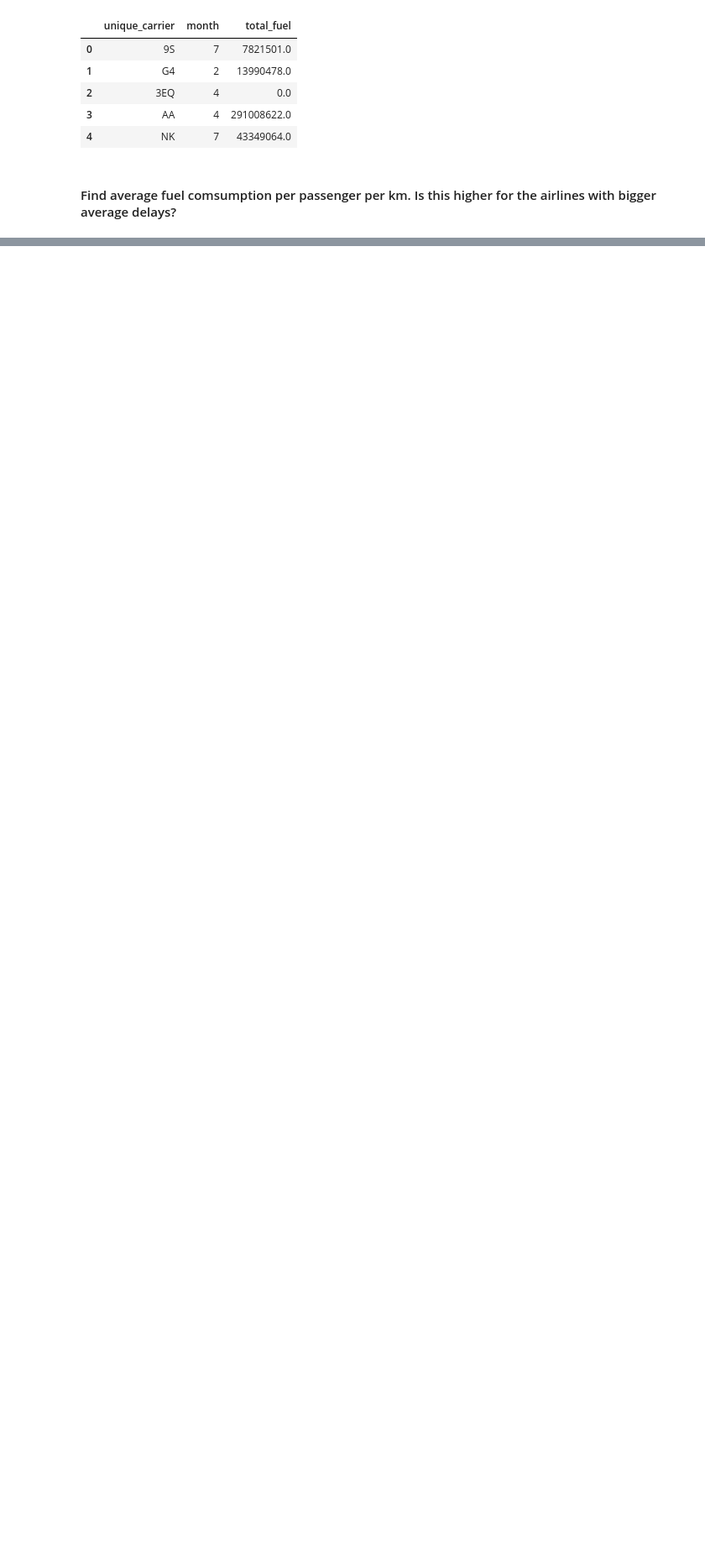
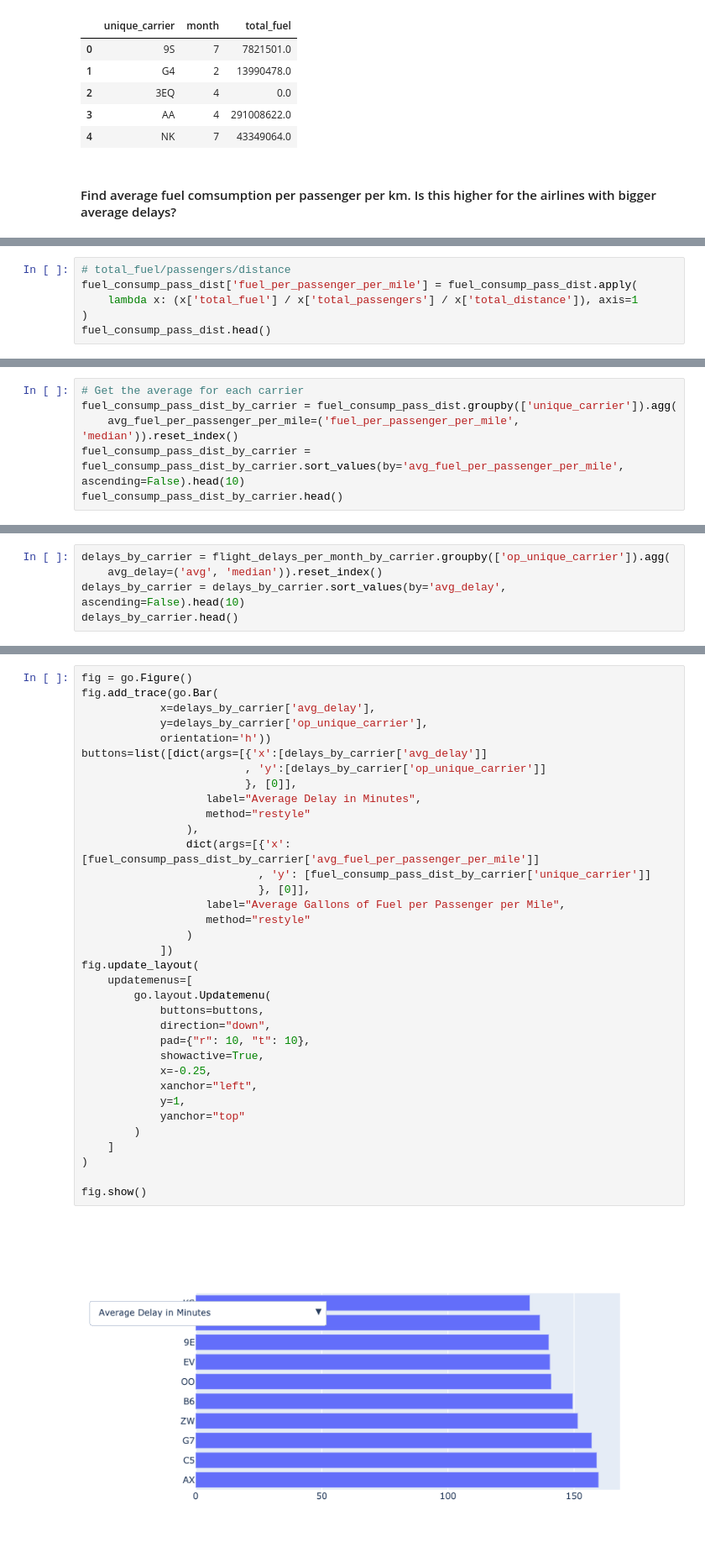
Before and after one commit to GailB-ca/lighthouse-mid-term-project, a Jupyter notebook: Flights Dataframe 2.ipynb, the cells around one changed output, grey strips where cells are left out. Shown at 84% size. Cells and saved outputs as stored; diff of their text form; blank space fills up the shorter version.

```diff
--- a/Flights Dataframe 2.ipynb
+++ b/Flights Dataframe 2.ipynb
@@ -532,0 +578,6 @@ fuel_by_carrier_2019.head()
+# %%
+# total_fuel/passengers/distance
+fuel_consump_pass_dist['fuel_per_passenger_per_mile'] = fuel_consump_pass_dist.apply(
+    lambda x: (x['total_fuel'] / x['total_passengers'] / x['total_distance']), axis=1
+)
+fuel_consump_pass_dist.head()
@@ -532,0 +591,6 @@ fuel_by_carrier_2019.head()
+# %%
+# Get the average for each carrier
+fuel_consump_pass_dist_by_carrier = fuel_consump_pass_dist.groupby(['unique_carrier']).agg(
+    avg_fuel_per_passenger_per_mile=('fuel_per_passenger_per_mile', 'median')).reset_index()
+fuel_consump_pass_dist_by_carrier = fuel_consump_pass_dist_by_carrier.sort_values(by='avg_fuel_per_passenger_per_mile', ascending=False).head(10)
+fuel_consump_pass_dist_by_carrier.head()
@@ -532,0 +604,5 @@ fuel_by_carrier_2019.head()
+# %%
+delays_by_carrier = flight_delays_per_month_by_carrier.groupby(['op_unique_carrier']).agg(
+    avg_delay=('avg', 'median')).reset_index()
+delays_by_carrier = delays_by_carrier.sort_values(by='avg_delay', ascending=False).head(10)
+delays_by_carrier.head()
@@ -532,0 +616,37 @@ fuel_by_carrier_2019.head()
+# %%
+fig = go.Figure()
+fig.add_trace(go.Bar(
+            x=delays_by_carrier['avg_delay'],
+            y=delays_by_carrier['op_unique_carrier'],
+            orientation='h'))
+buttons=list([dict(args=[{'x':[delays_by_carrier['avg_delay']]
+                         , 'y':[delays_by_carrier['op_unique_carrier']]
+                         }, [0]],
+                   label="Average Delay in Minutes",
+                   method="restyle"
+                ),
+                dict(args=[{'x':[fuel_consump_pass_dist_by_carrier['avg_fuel_per_passenger_per_mile']]
+                           , 'y': [fuel_consump_pass_dist_by_carrier['unique_carrier']]
+                           }, [0]],
+                   label="Average Gallons of Fuel per Passenger per Mile",
+                   method="restyle"
+                )
+            ])
+fig.update_layout(
+    updatemenus=[
+        go.layout.Updatemenu(
+            buttons=buttons,
+            direction="down",
+            pad={"r": 10, "t": 10},
+            showactive=True,
+            x=-0.25,
+            xanchor="left",
+            y=1,
+            yanchor="top"
+        )
+    ]
+)
+
+fig.show()
+# %% [output]
+[figure, added]
```
Also changed, not shown: parts of 12 cells of this notebook.
